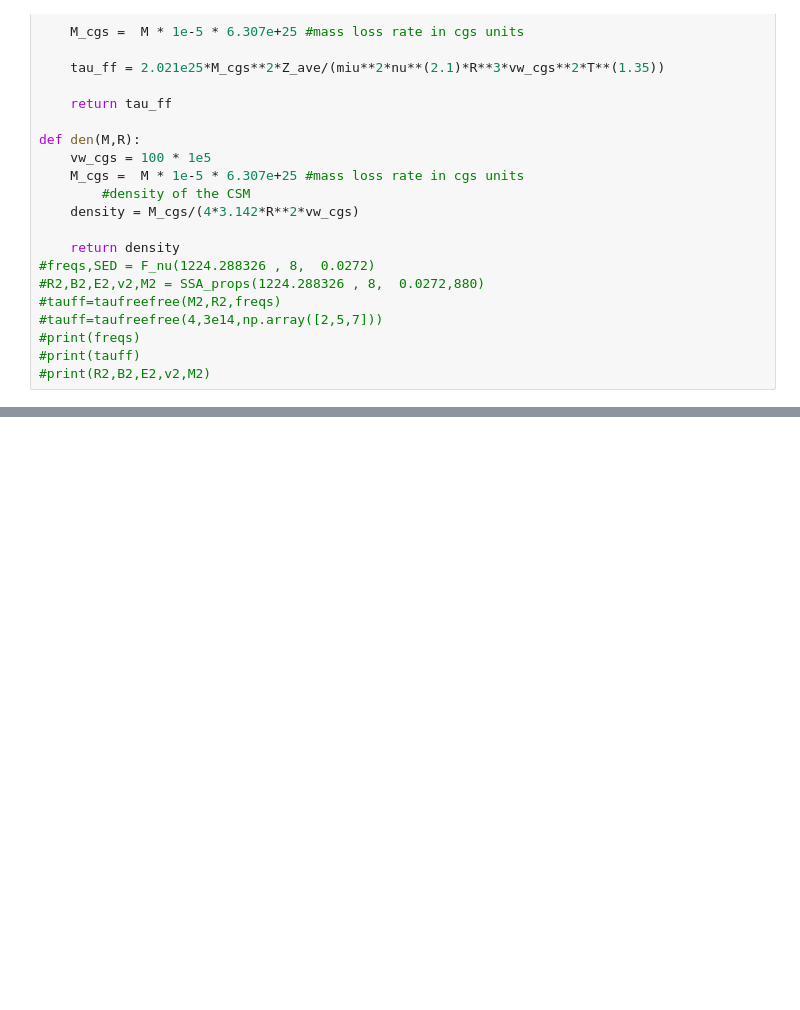
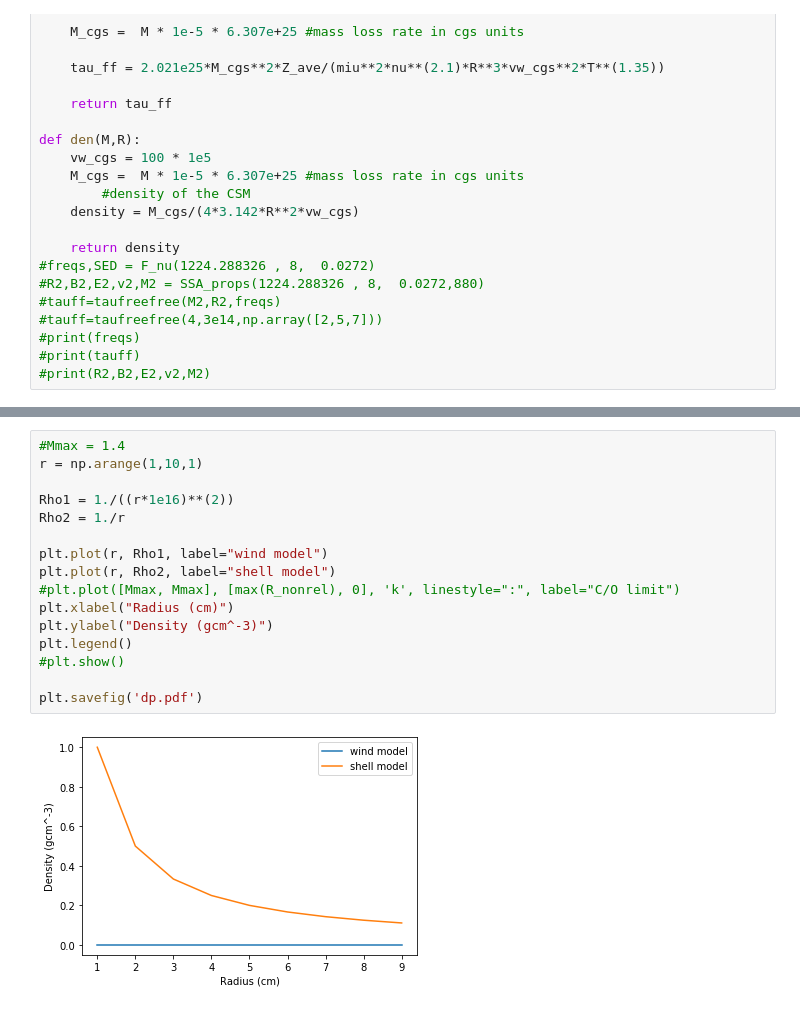
Before and after one commit to ibikadaeze/ast1501, a Jupyter notebook: multiPS11aop.ipynb, the cells around one changed output, grey strips where cells are left out. Saved outputs shown, nothing was run; the diff lists cells and outputs as text; blank space fills up the shorter version.

```diff
--- a/multiPS11aop.ipynb
+++ b/multiPS11aop.ipynb
@@ -241,0 +259,18 @@ plt.savefig('mp.pdf')
+# %%
+#Mmax = 1.4
+r = np.arange(1,10,1)
+
+Rho1 = 1./((r*1e16)**(2))
+Rho2 = 1./r
+
+plt.plot(r, Rho1, label="wind model")
+plt.plot(r, Rho2, label="shell model")
+#plt.plot([Mmax, Mmax], [max(R_nonrel), 0], 'k', linestyle=":", label="C/O limit")
+plt.xlabel("Radius (cm)")
+plt.ylabel("Density (gcm^-3)")
+plt.legend()
+#plt.show()
+
+plt.savefig('dp.pdf')
+# %% [output]
+[figure, added]
```
Also changed, not shown: parts of 6 cells of this notebook.
